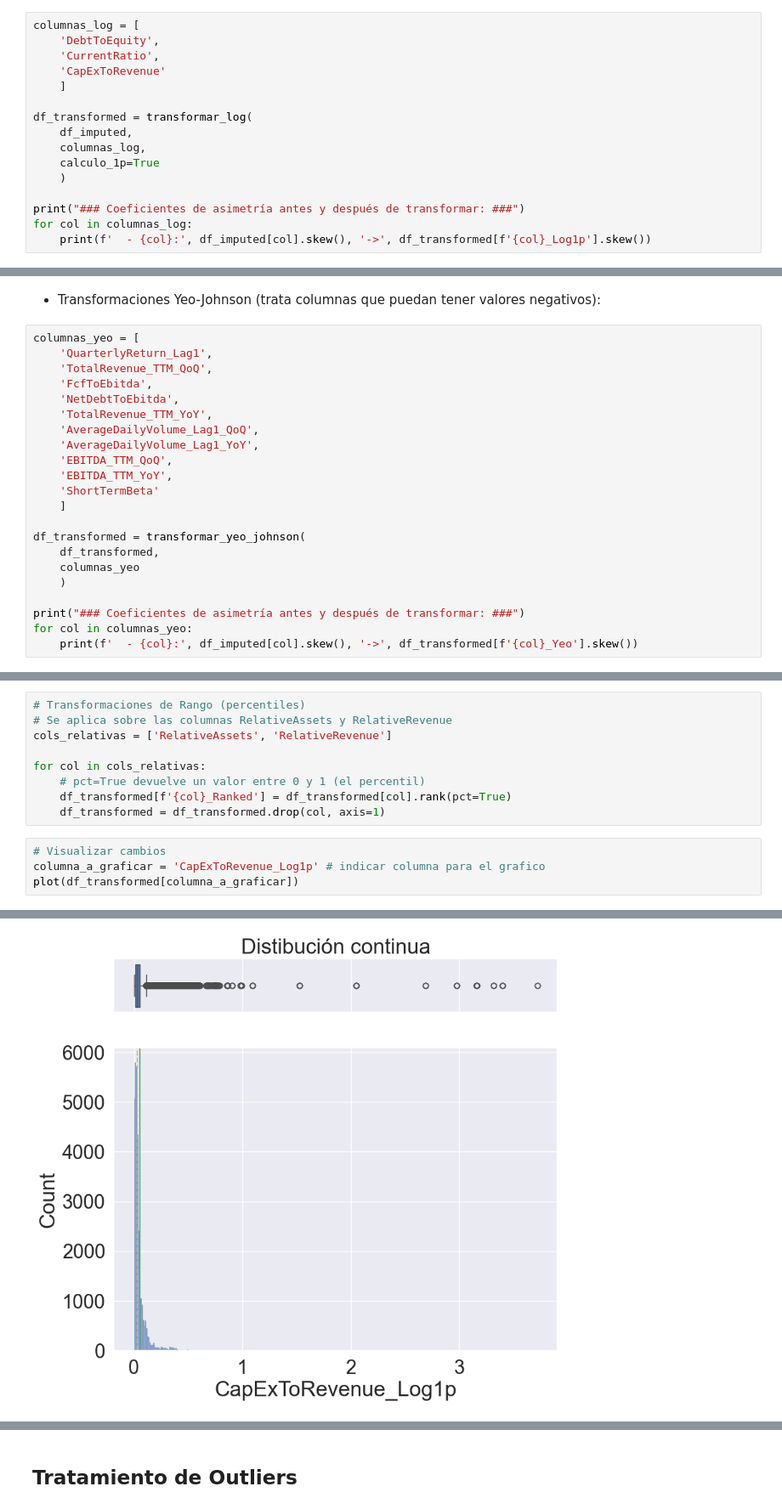
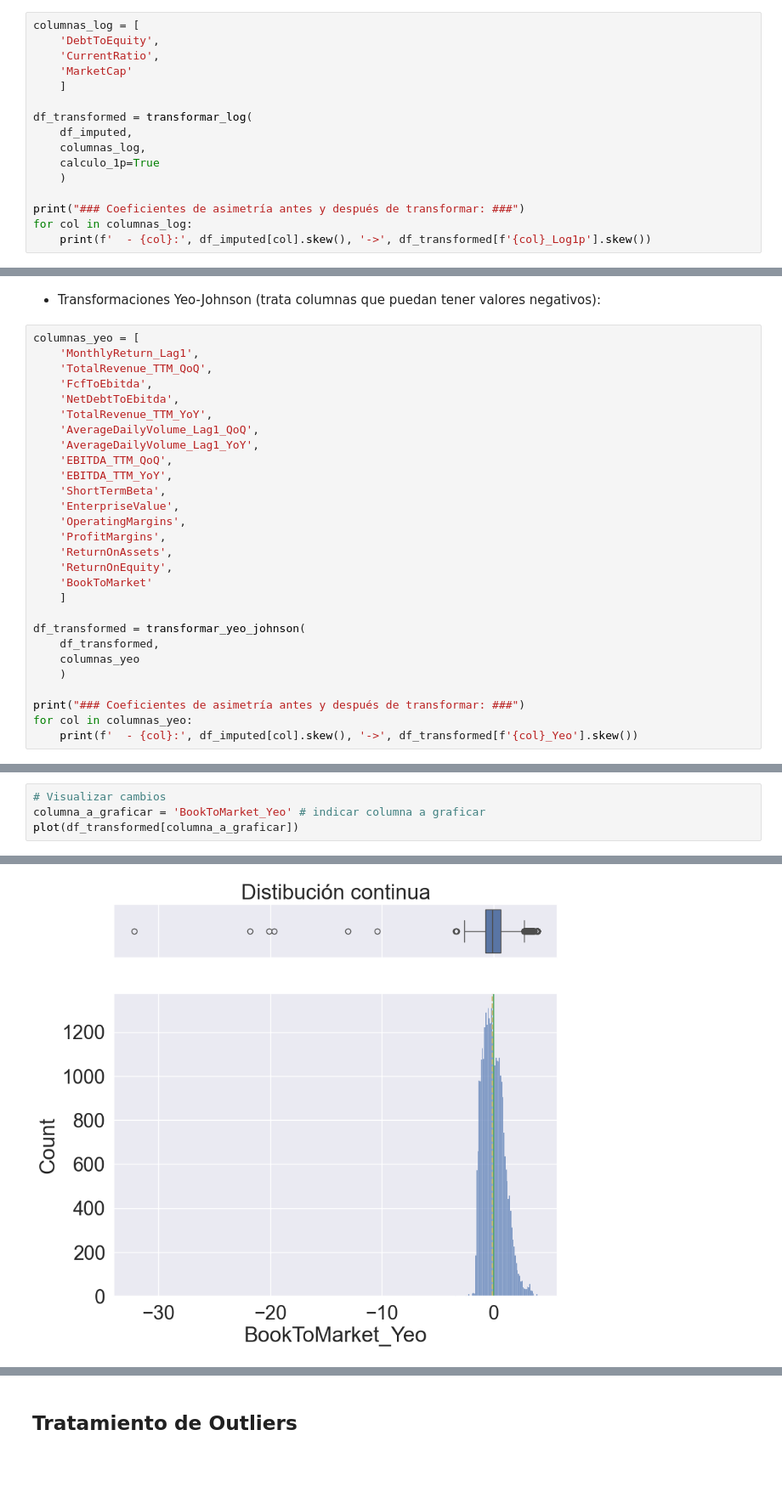
Before and after one commit to sebakremis/FinDataMining, a Jupyter notebook: 02_Notebook_Transformacion.ipynb, the cells around one changed output, grey strips where cells are left out. Shown at 85% size. Cells and saved outputs as stored; diff of their text form; blank space fills up the shorter version.

```diff
--- a/02_Notebook_Transformacion.ipynb
+++ b/02_Notebook_Transformacion.ipynb
@@ -616,7 +616,7 @@ Cont
 columnas_log = [
     'DebtToEquity',
     'CurrentRatio',
-    'CapExToRevenue'
+    'MarketCap'
     ]
 
 df_transformed = transformar_log(
@@ -637,7 +637,7 @@ for col in columnas_log:
 * Transformaciones Yeo-Johnson (trata columnas que puedan tener valores negativos):
 # %%
 columnas_yeo = [
-    'QuarterlyReturn_Lag1',
+    'MonthlyReturn_Lag1',
     'TotalRevenue_TTM_QoQ',
     'FcfToEbitda',
     'NetDebtToEbitda',
@@ -646,7 +646,13 @@ columnas_yeo = [
     'AverageDailyVolume_Lag1_YoY',
     'EBITDA_TTM_QoQ',
     'EBITDA_TTM_YoY',
-    'ShortTermBeta'
+    'ShortTermBeta',
+    'EnterpriseValue',
+    'OperatingMargins',
+    'ProfitMargins',
+    'ReturnOnAssets',
+    'ReturnOnEquity',
+    'BookToMarket'
     ]
 
 df_transformed = transformar_yeo_johnson(
@@ -672,16 +684,7 @@ for col in columnas_yeo:
-# %%
-# Transformaciones de Rango (percentiles)
-# Se aplica sobre las columnas RelativeAssets y RelativeRevenue
-cols_relativas = ['RelativeAssets', 'RelativeRevenue']
-
-for col in cols_relativas:
-    # pct=True devuelve un valor entre 0 y 1 (el percentil)
-    df_transformed[f'{col}_Ranked'] = df_transformed[col].rank(pct=True)
-    df_transformed = df_transformed.drop(col, axis=1)
 # %%
 # Visualizar cambios
-columna_a_graficar = 'CapExToRevenue_Log1p' # indicar columna para el grafico
+columna_a_graficar = 'BookToMarket_Yeo' # indicar columna a graficar
 plot(df_transformed[columna_a_graficar])
 # %% [output]
 Cont
-[figure, old version]
+[figure, new version]
```
Also changed, not shown: parts of 18 cells of this notebook, 1 other file.
